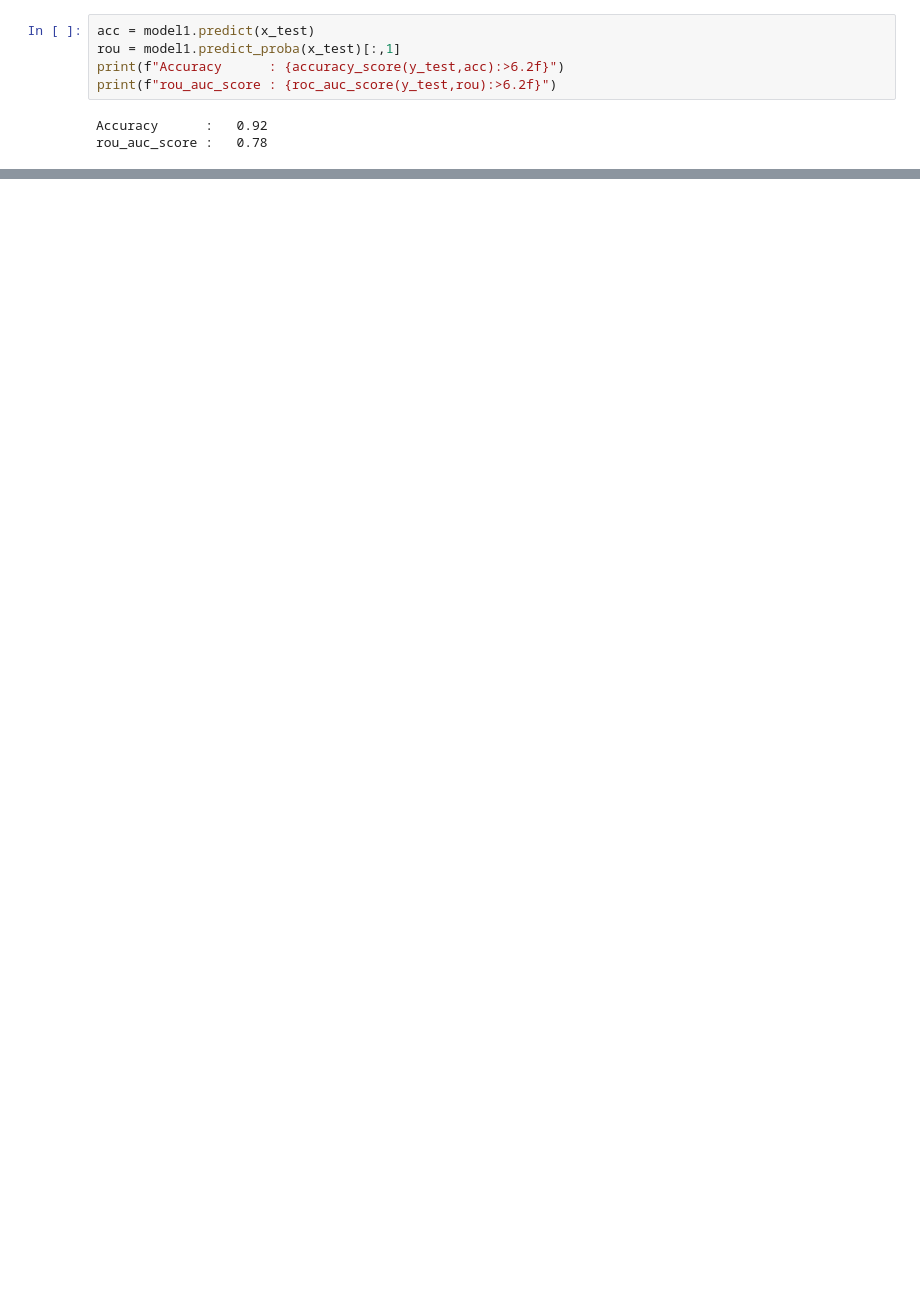
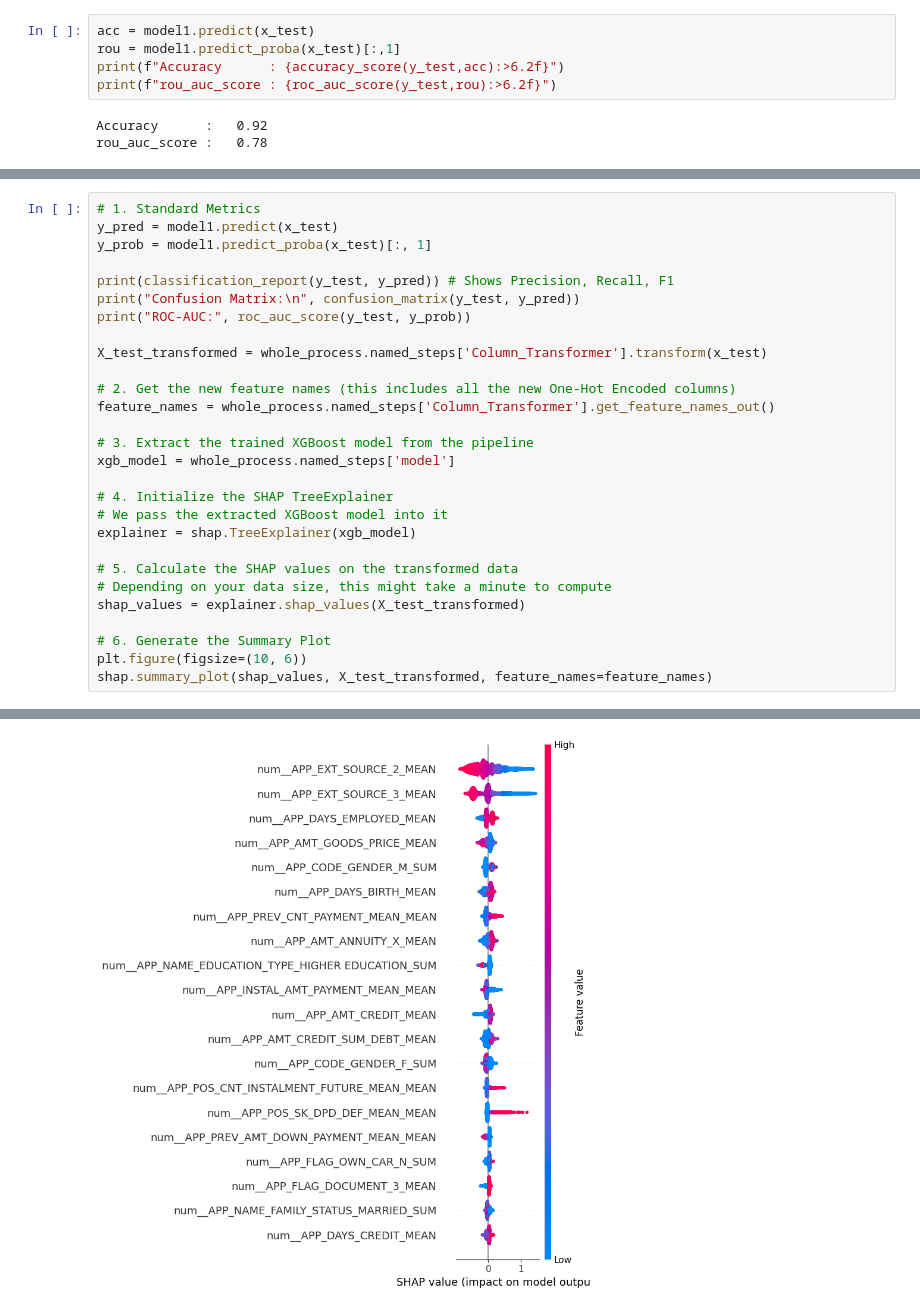
Before and after one commit to Sunny-Kumar-1/Loan-Default-Predictor, a Jupyter notebook: notebook.ipynb, the cells around one changed output, grey strips where cells are left out. Drawn from its saved outputs; the diff is of its cells as text; blank space fills up the shorter version.

```diff
--- a/notebook.ipynb
+++ b/notebook.ipynb
@@ -631,0 +714,29 @@ joblib.dump(model1, 'model1.joblib')
+# %%
+# 1. Standard Metrics
+y_pred = model1.predict(x_test)
+y_prob = model1.predict_proba(x_test)[:, 1]
+
+print(classification_report(y_test, y_pred)) # Shows Precision, Recall, F1
+print("Confusion Matrix:\n", confusion_matrix(y_test, y_pred))
+print("ROC-AUC:", roc_auc_score(y_test, y_prob))
+
+X_test_transformed = whole_process.named_steps['Column_Transformer'].transform(x_test)
+
+# 2. Get the new feature names (this includes all the new One-Hot Encoded columns)
+feature_names = whole_process.named_steps['Column_Transformer'].get_feature_names_out()
+
+# 3. Extract the trained XGBoost model from the pipeline
+xgb_model = whole_process.named_steps['model']
+
+# 4. Initialize the SHAP TreeExplainer
+# We pass the extracted XGBoost model into it
+explainer = shap.TreeExplainer(xgb_model)
+
+# 5. Calculate the SHAP values on the transformed data
+# Depending on your data size, this might take a minute to compute
+shap_values = explainer.shap_values(X_test_transformed)
+
+# 6. Generate the Summary Plot
+plt.figure(figsize=(10, 6))
+shap.summary_plot(shap_values, X_test_transformed, feature_names=feature_names)
+# %% [output]
@@ -632 +756,2 @@ joblib.dump(model1, 'model1.joblib')
+[figure, added]
 # %%
```
Also changed, not shown: parts of 29 cells of this notebook.
